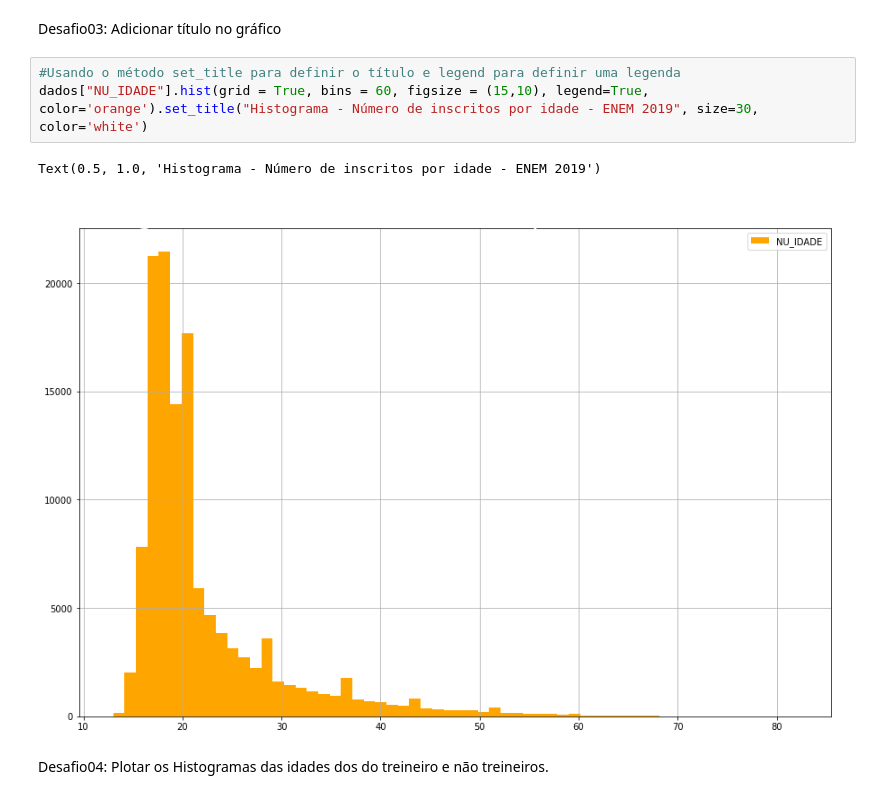
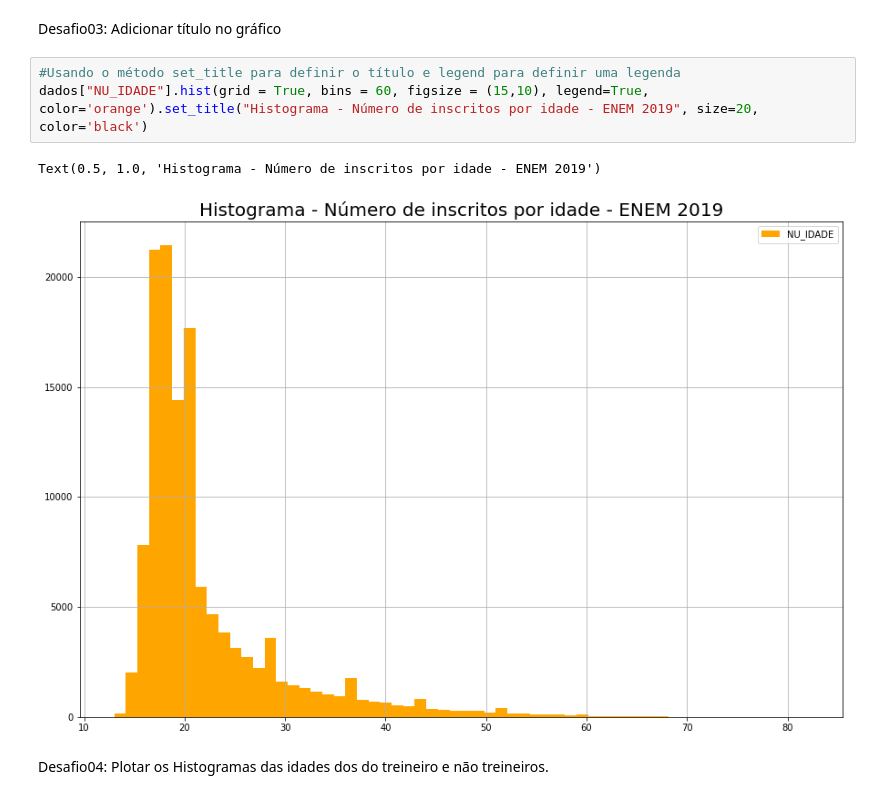
Before and after one commit to eduperottoni/educacao-brasil, a Jupyter notebook: aula_01.ipynb, the cells around one changed output. Cells and saved outputs as stored; diff of their text form.

```diff
--- a/aula_01.ipynb
+++ b/aula_01.ipynb
@@ -275,10 +272,10 @@ Name: SG_UF_RESIDENCIA, dtype: object
 Desafio03: Adicionar título no gráfico
 # %%
 #Usando o método set_title para definir o título e legend para definir uma legenda
-dados["NU_IDADE"].hist(grid = True, bins = 60, figsize = (15,10), legend=True, color='orange').set_title("Histograma - Número de inscritos por idade - ENEM 2019", size=30, color='white')
+dados["NU_IDADE"].hist(grid = True, bins = 60, figsize = (15,10), legend=True, color='orange').set_title("Histograma - Número de inscritos por idade - ENEM 2019", size=20, color='black')
 # %% [output]
 Text(0.5, 1.0, 'Histograma - Número de inscritos por idade - ENEM 2019')
-[figure, old version]
+[figure, new version]
 # %% [markdown]
 Desafio04: Plotar os Histogramas das idades dos do treineiro e não treineiros.
 # %%
```
Also changed, not shown: parts of 16 cells of this notebook.
